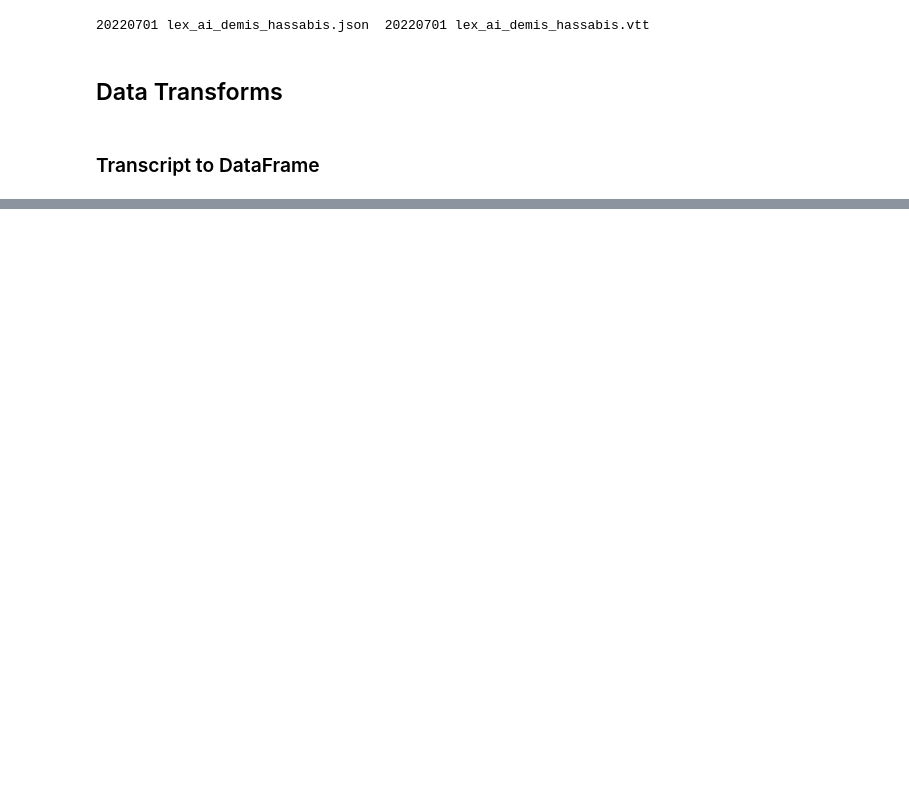
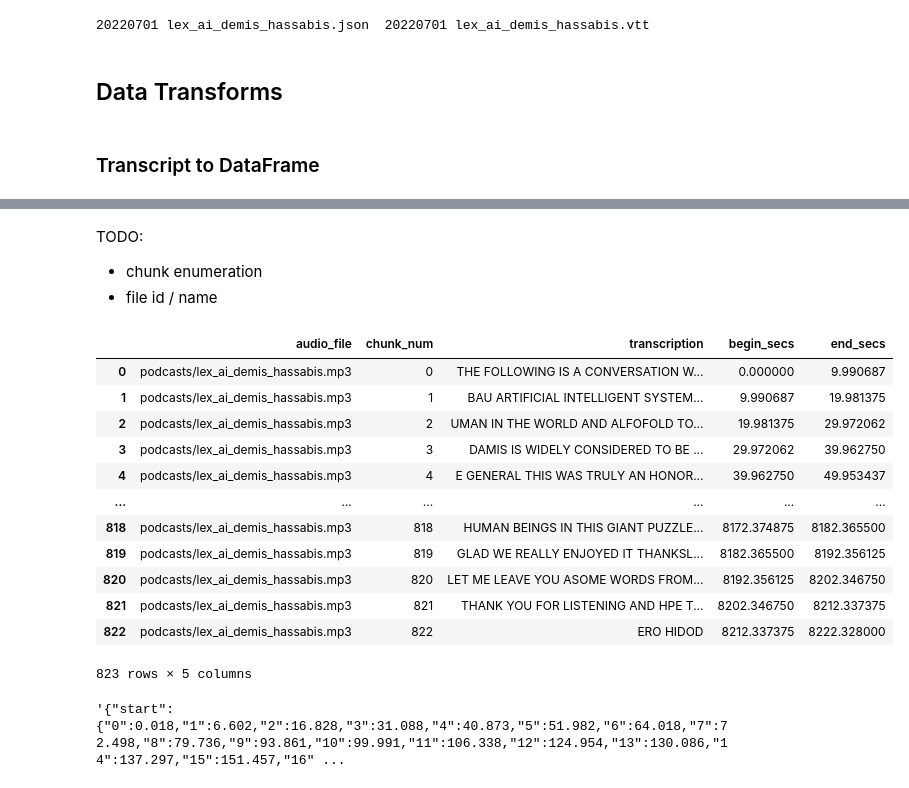
Before and after one commit to podcast-ai/pod-search, a Jupyter notebook: notebooks/transcription/dev-transcript-etl.ipynb, the cells around one changed output, grey strips where cells are left out. Drawn from its saved outputs; the diff is of its cells as text; code cells hidden in the pictures; blank space fills up the shorter version.

Commit message:
one more transcript

```diff
--- a/notebooks/transcription/dev-transcript-etl.ipynb
+++ b/notebooks/transcription/dev-transcript-etl.ipynb
@@ -22,6 +22,6 @@ podcast_dir
 # %% [output]
 PosixPath('/Users/cls/Documents/Work/Projects/SoundOfAI/podcast-ai-lab/data/podcasts')
 # %%
-transcript_dir = project_dir / "data/transcripts/Google"
+transcript_dir = project_dir / "data/transcripts"
 transcript_dir
 # %% [output]
@@ -61,0 +46,7 @@ google_transcript_to_dataframe(example_transcript_path)
+# %%
+def wav2vec_transcript_to_dataframe(
+    path,
+) -> DataFrame:
+    """Parse Wav2Vec result .csv -> pandas.DataFrame"""
+    transcript_data = pandas.read_csv(path)
+    return transcript_data
@@ -61,0 +73,28 @@ google_transcript_to_dataframe(example_transcript_path)
+# %% [markdown]
+TODO:
+- chunk enumeration
+- file id / name
+# %%
+wav2vec_transcript_to_dataframe(
+    transcript_dir / "wav2vec" / "20220701 lex_ai_demis_hassabis.csv"
+)
+# %% [output]
+|  | audio_file | chunk_num | transcription | begin_secs | end_secs |
+| 0 | podcasts/lex_ai_demis_hassabis.mp3 | 0 | THE FOLLOWING IS A CONVERSATION W... | 0.000000 | 9.990687 |
+| 1 | podcasts/lex_ai_demis_hassabis.mp3 | 1 | BAU ARTIFICIAL INTELLIGENT SYSTEM... | 9.990687 | 19.981375 |
+| 2 | podcasts/lex_ai_demis_hassabis.mp3 | 2 | UMAN IN THE WORLD AND ALFOFOLD TO... | 19.981375 | 29.972062 |
+| 3 | podcasts/lex_ai_demis_hassabis.mp3 | 3 | DAMIS IS WIDELY CONSIDERED TO BE ... | 29.972062 | 39.962750 |
+| 4 | podcasts/lex_ai_demis_hassabis.mp3 | 4 | E GENERAL THIS WAS TRULY AN HONOR... | 39.962750 | 49.953437 |
+| ... | ... | ... | ... | ... | ... |
+| 818 | podcasts/lex_ai_demis_hassabis.mp3 | 818 | HUMAN BEINGS IN THIS GIANT PUZZLE... | 8172.374875 | 8182.365500 |
+| 819 | podcasts/lex_ai_demis_hassabis.mp3 | 819 | GLAD WE REALLY ENJOYED IT THANKSL... | 8182.365500 | 8192.356125 |
+| 820 | podcasts/lex_ai_demis_hassabis.mp3 | 820 | LET ME LEAVE YOU ASOME WORDS FROM... | 8192.356125 | 8202.346750 |
+| 821 | podcasts/lex_ai_demis_hassabis.mp3 | 821 | THANK YOU FOR LISTENING AND HPE T... | 8202.346750 | 8212.337375 |
+| 822 | podcasts/lex_ai_demis_hassabis.mp3 | 822 | ERO HIDOD | 8212.337375 | 8222.328000 |
+823 rows × 5 columns
+# %%
+google_transcript_to_dataframe(
+    transcript_dir / "Google" / "20220701 lex_ai_demis_hassabis.json"
+).to_json()
+# %% [output]
+'{"start":{"0":0.018,"1":6.602,"2":16.828,"3":31.088,"4":40.873,"5":51.982,"6":64.018,"7":72.498,"8":79.736,"9":93.861,"10":99.991,"11":106.338,"12":124.954,"13":130.086,"14":137.297,"15":151.457,"16" ...
```
Also changed, not shown: parts of 4 cells of this notebook, 3 other files.
